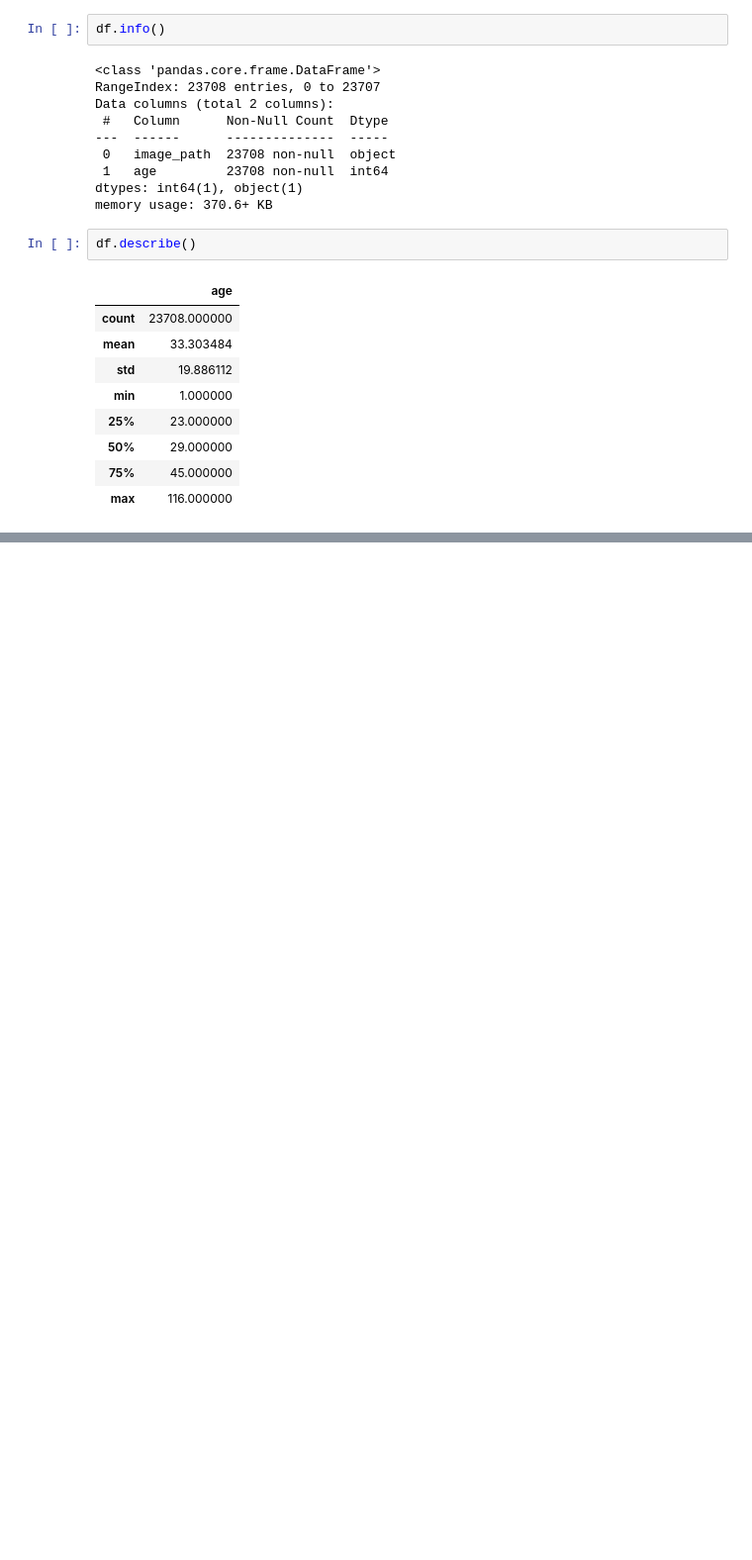
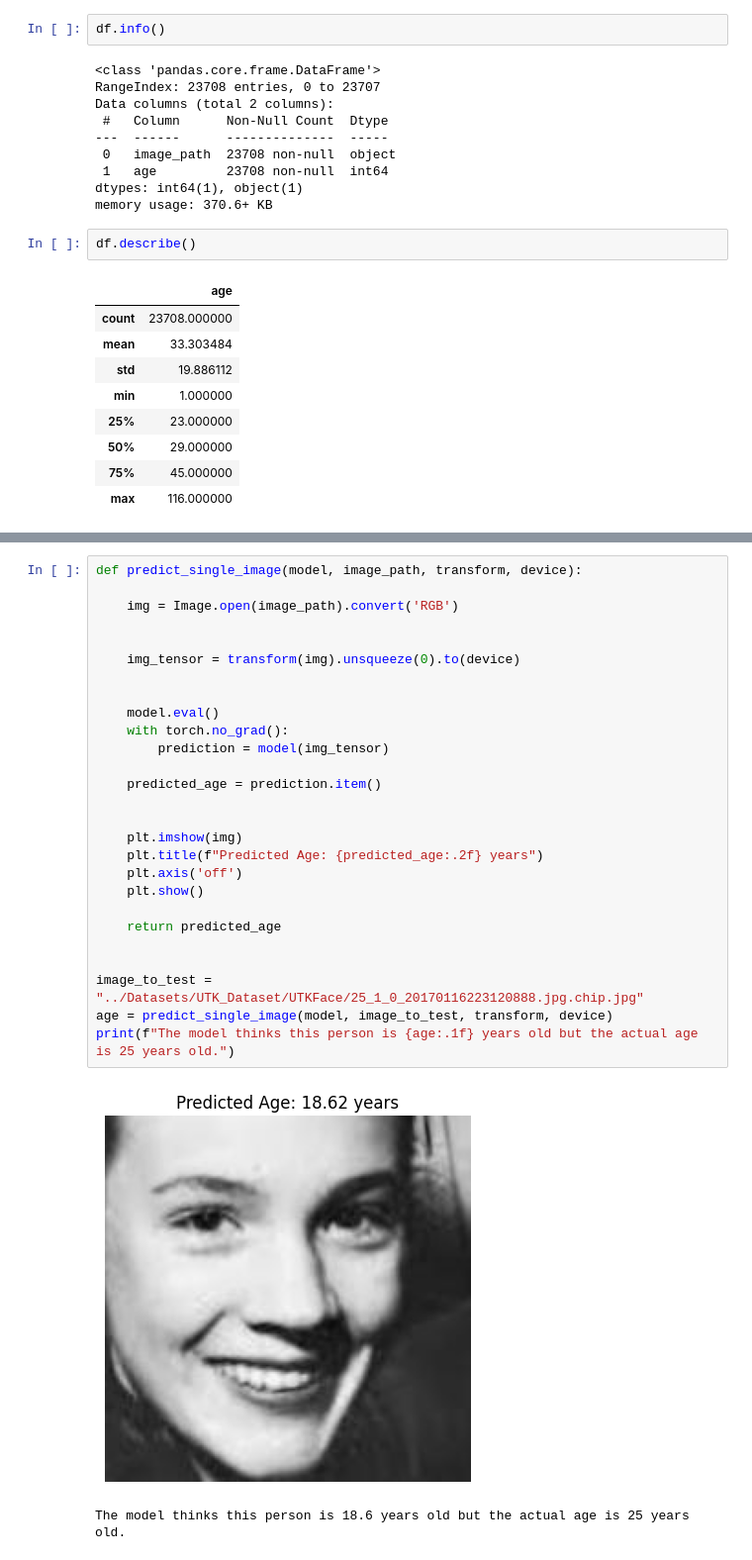
Before and after one commit to BPragun/AI_Projects, a Jupyter notebook: Deep_Learning/age_predictor.ipynb, the cells around one changed output, grey strips where cells are left out. Shown at 99% size. Cells and saved outputs as stored; diff of their text form; blank space fills up the shorter version.

```diff
--- a/Deep_Learning/age_predictor.ipynb
+++ b/Deep_Learning/age_predictor.ipynb
@@ -64,0 +312,30 @@ df.describe()
+# %%
+def predict_single_image(model, image_path, transform, device):
+
+    img = Image.open(image_path).convert('RGB')
+
+
+    img_tensor = transform(img).unsqueeze(0).to(device)
+
+
+    model.eval()
+    with torch.no_grad():
+        prediction = model(img_tensor)
+
+    predicted_age = prediction.item()
+
+
+    plt.imshow(img)
+    plt.title(f"Predicted Age: {predicted_age:.2f} years")
+    plt.axis('off')
+    plt.show()
+
+    return predicted_age
+
+
+image_to_test = "../Datasets/UTK_Dataset/UTKFace/25_1_0_20170116223120888.jpg.chip.jpg"
+age = predict_single_image(model, image_to_test, transform, device)
+print(f"The model thinks this person is {age:.1f} years old but the actual age is 25 years old.")
+# %% [output]
+[figure, added]
+The model thinks this person is 18.6 years old but the actual age is 25 years old.
```
Also changed, not shown: parts of 16 cells of this notebook.
